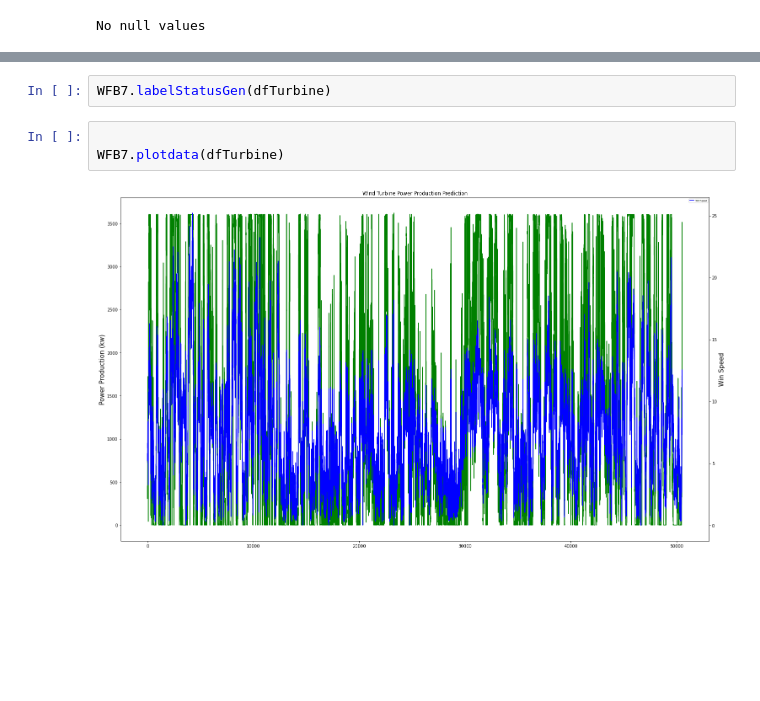
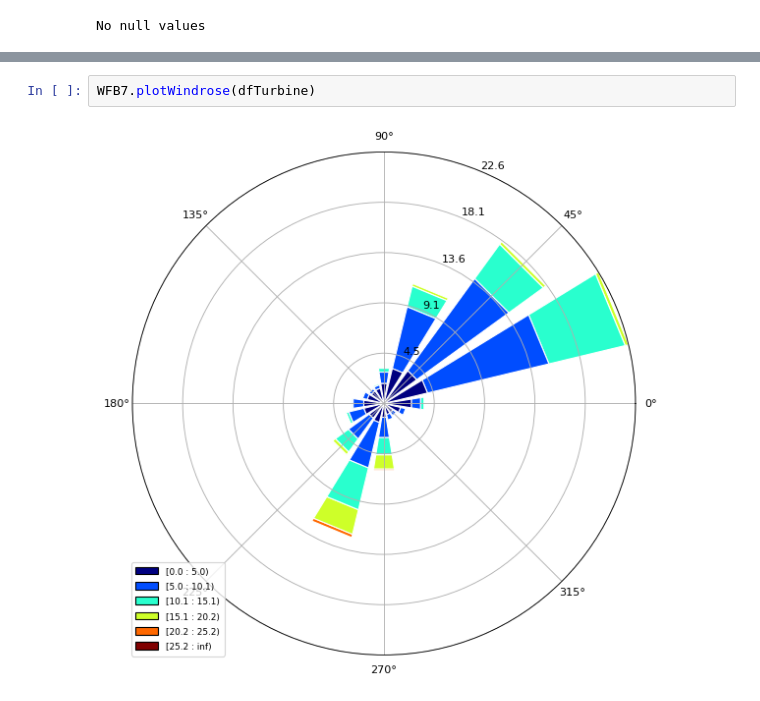
Before and after one commit to Bruno-H-Neves/WindAnalysis, a Jupyter notebook: main.ipynb, the cells around one changed output, grey strips where cells are left out. Saved outputs shown, nothing was run; the diff lists cells and outputs as text; blank space fills up the shorter version.

```diff
--- a/main.ipynb
+++ b/main.ipynb
@@ -41,7 +81,4 @@ dfTurbine["DirWin"]=dfTurbine.MeanWinDr.apply(WFB7.find_direction)
 # %%
-WFB7.labelStatusGen(dfTurbine)
+WFB7.plotWindrose(dfTurbine)
+# %% [output]
+[figure, added]
-# %%
-
-WFB7.plotdata(dfTurbine)
-# %% [output]
-[figure, removed]
```
Also changed, not shown: parts of 19 cells of this notebook.
